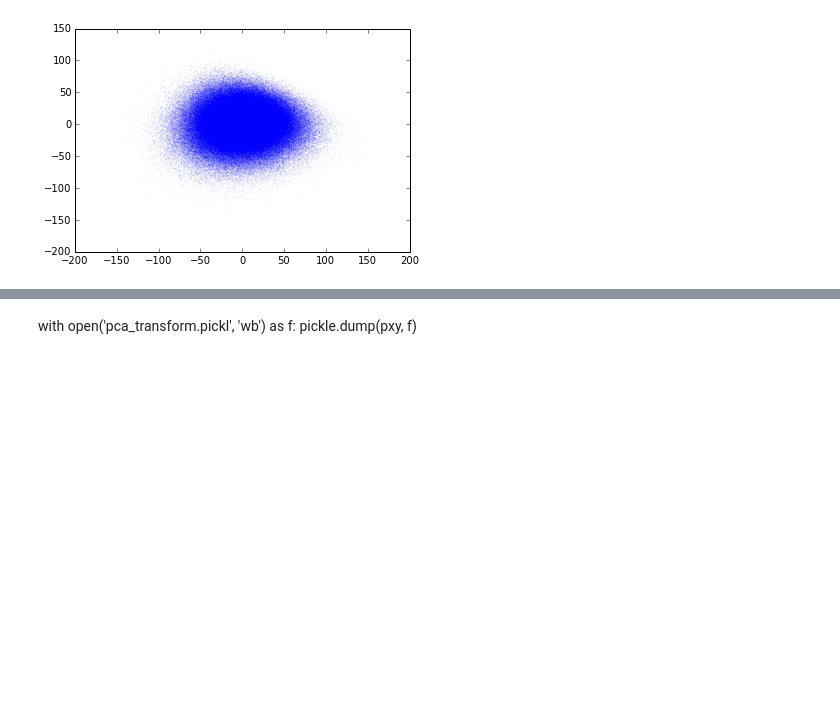
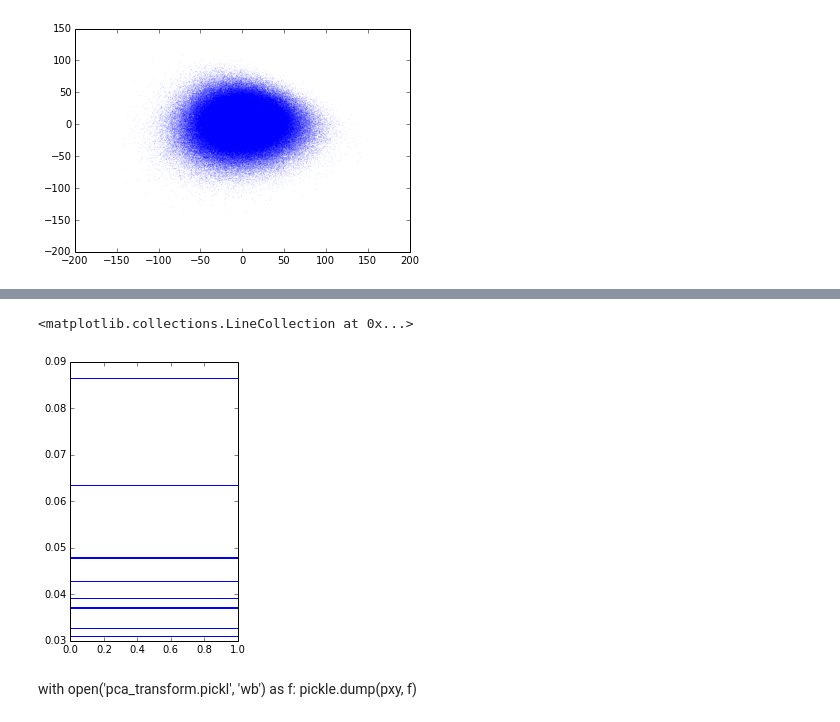
Before and after one commit to mpharrigan/wetmsm, a Jupyter notebook: ipython/ala_water/2-ala_water_tica.ipynb, the cells around one changed output, grey strips where cells are left out. Saved outputs shown, nothing was run; the diff lists cells and outputs as text; code cells hidden in the pictures; blank space fills up the shorter version.

```diff
--- a/ipython/ala_water/2-ala_water_tica.ipynb
+++ b/ipython/ala_water/2-ala_water_tica.ipynb
@@ -28 +15,3 @@ tICA(gamma=0.05, lag_time=1, n_components=10, weighted_transform=True)
+# %%
+sa.fit_tica(lag_time=1)
 # %%
@@ -63,5 +42,3 @@ plt.title('Water tICA Timescales')
-# %%
-sa.ticax = tica.transform(sa.seqs2d)
 # %%
 plt.subplots(figsize=(8,5))
 for txy in sa.ticax:
@@ -130,3 +94,9 @@ array([ 0.08653946,  0.06342033,  0.04811892,  0.04785771,  0.04281484,
+# %%
+plt.subplots(figsize=(3,5))
+plt.hlines(sa.pca.explained_variance_ratio_, 0, 1, 'b')
+# %% [output]
+<matplotlib.collections.LineCollection at 0x...>
+[figure, added]
 # %% [markdown]
 with open('pca_transform.pickl', 'wb') as f:
     pickle.dump(pxy, f)
```
Also changed, not shown: parts of 40 cells of this notebook, 2 other files.
